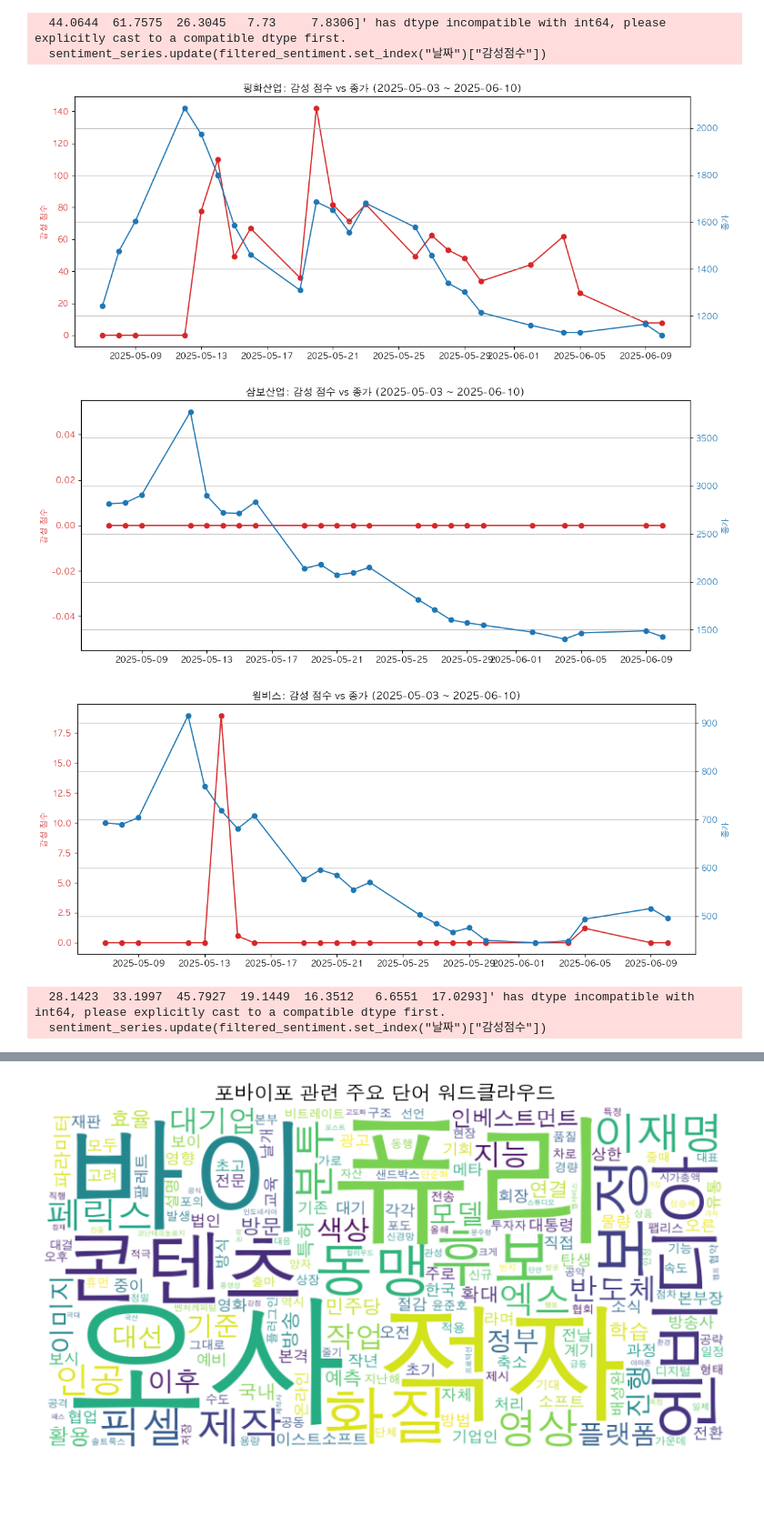
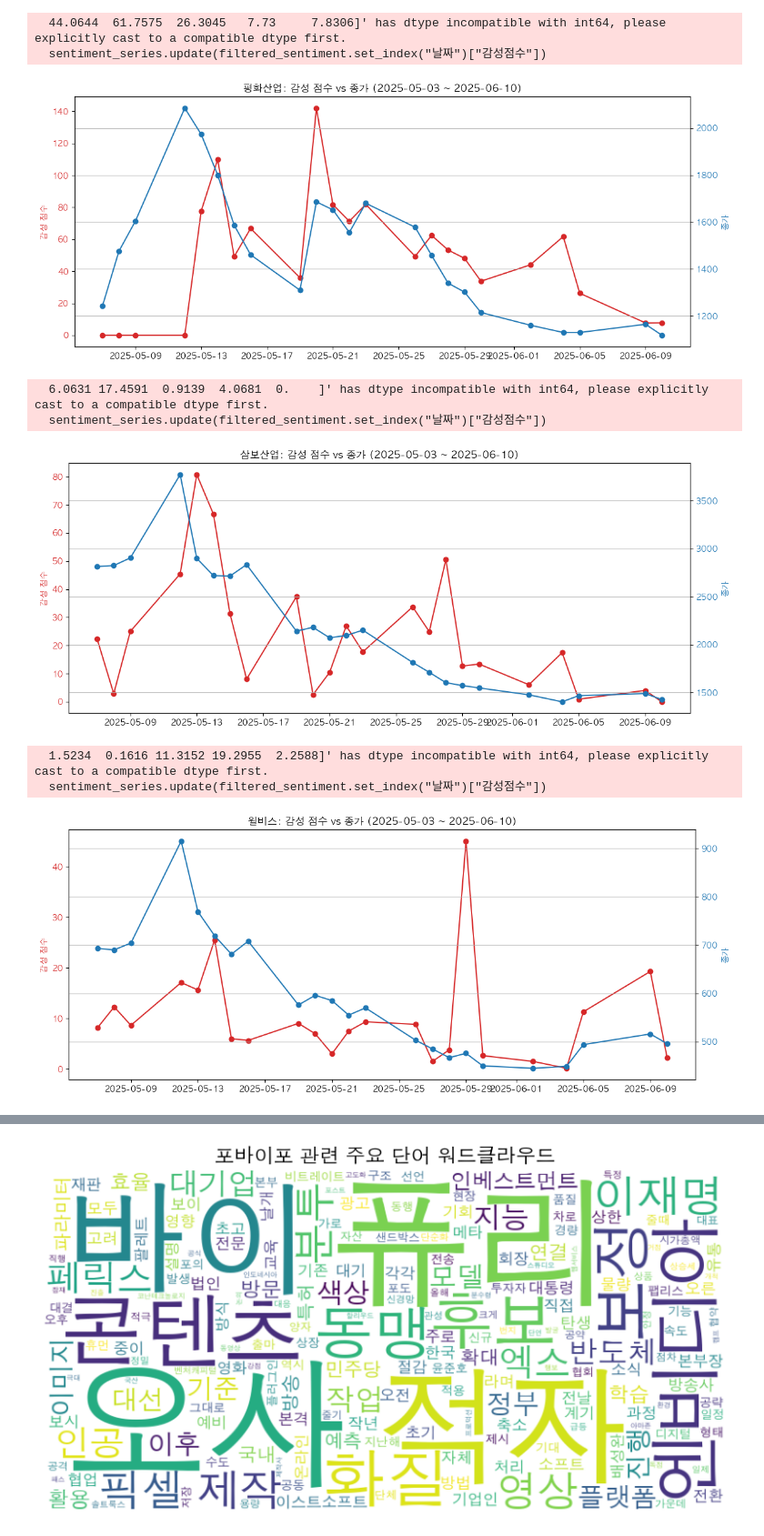
Before and after one commit to MulBiNeul/2nd_Project_from_Division_5, a Jupyter notebook: 02_EDA/stock_flow_sentiment_score_comparison_21.ipynb, the cells around one changed output, grey strips where cells are left out. Shown at 91% size. Cells and saved outputs as stored; diff of their text form; code cells hidden in the pictures; blank space fills up the shorter version.

```diff
--- a/02_EDA/stock_flow_sentiment_score_comparison_21.ipynb
+++ b/02_EDA/stock_flow_sentiment_score_comparison_21.ipynb
@@ -192,6 +192,7 @@ for stock_name in all_stock_prices:
 
     # 종가 기준 날짜에 맞춘 감성 점수 매핑 (없으면 0)
     sentiment_series = pd.Series(0, index=base_dates)
+    sentiment_series = sentiment_series.astype(float)
     sentiment_series.update(filtered_sentiment.set_index("날짜")["감성점수"])
 
     # 감성 점수 그래프
@@ -217,7 +219,9 @@ for stock_name in all_stock_prices:
-  44.0644  61.7575  26.3045   7.73     7.8306]' has dtype incompatible with int64, please explicitly cast to a compatible dtype first.
-  sentiment_series.update(filtered_sentiment.set_index("날짜")["감성점수"])
+  44.0644  61.7575  26.3045   7.73     7.8306]' has dtype incompatible with int64, please explicitly cast to a compatible dtype first.
+  sentiment_series.update(filtered_sentiment.set_index("날짜")["감성점수"])
 [figure]
+  6.0631 17.4591  0.9139  4.0681  0.    ]' has dtype incompatible with int64, please explicitly cast to a compatible dtype first.
+  sentiment_series.update(filtered_sentiment.set_index("날짜")["감성점수"])
-[figure, old version]
+[figure, new version]
+  1.5234  0.1616 11.3152 19.2955  2.2588]' has dtype incompatible with int64, please explicitly cast to a compatible dtype first.
+  sentiment_series.update(filtered_sentiment.set_index("날짜")["감성점수"])
-[figure, old version]
+[figure, new version]
-  28.1423  33.1997  45.7927  19.1449  16.3512   6.6551  17.0293]' has dtype incompatible with int64, please explicitly cast to a compatible dtype first.
-  sentiment_series.update(filtered_sentiment.set_index("날짜")["감성점수"])
```
Also changed, not shown: parts of 3 cells of this notebook.
